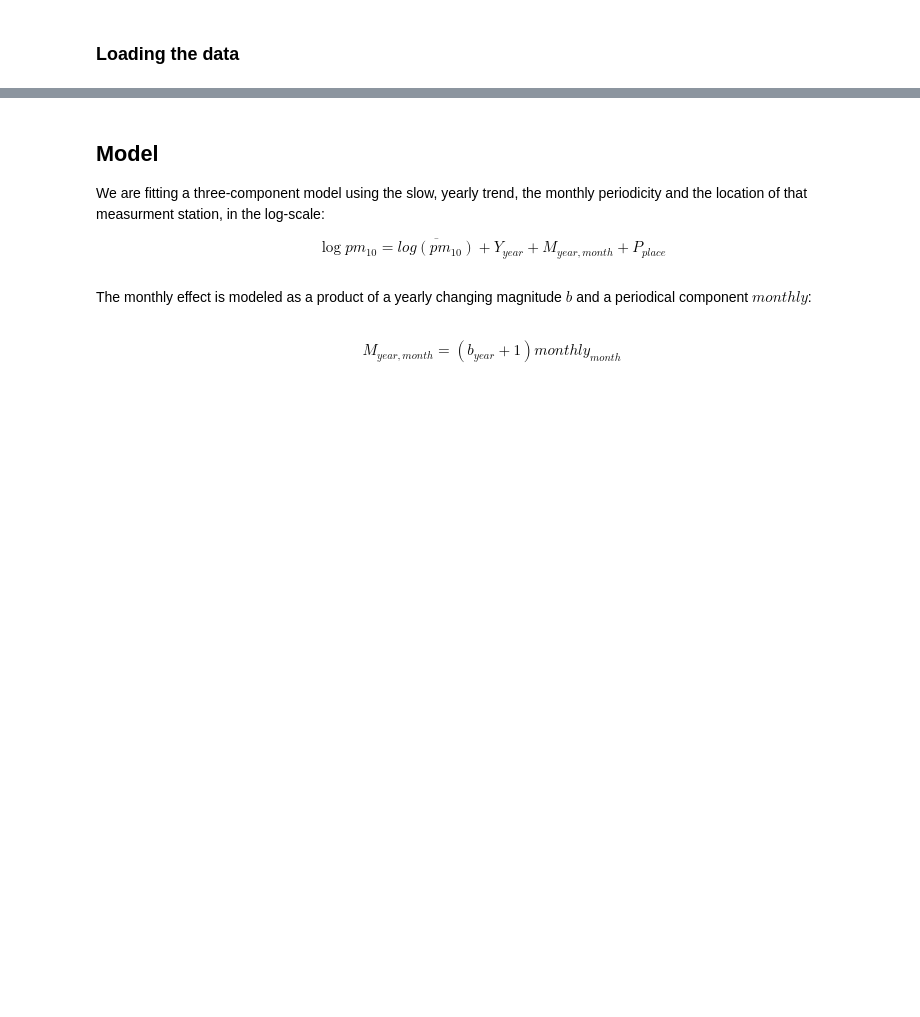
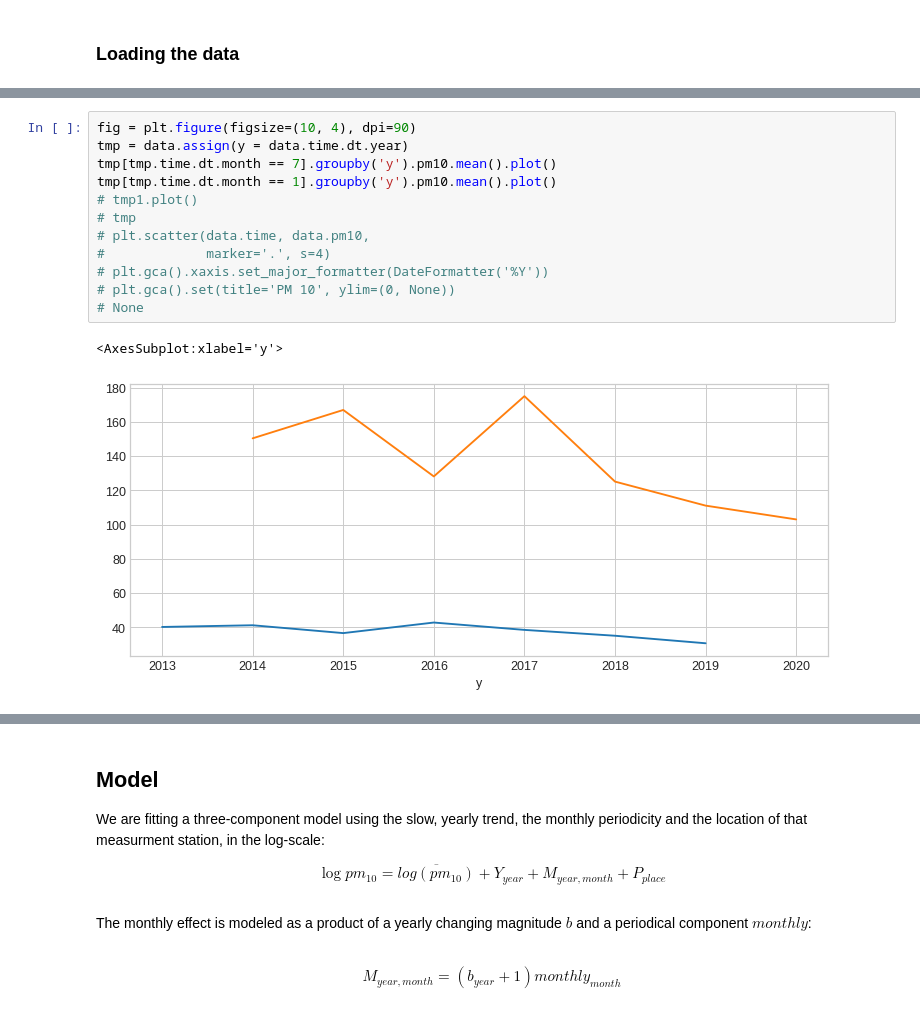
Before and after one commit to petrushev/bayesian-modeling, a Jupyter notebook: 04 air-politution/air-polution.ipynb, the cells around one changed output, grey strips where cells are left out. Drawn from its saved outputs; the diff is of its cells as text; blank space fills up the shorter version.

```diff
--- a/04 air-politution/air-polution.ipynb
+++ b/04 air-politution/air-polution.ipynb
@@ -76,0 +64,15 @@ None
+# %%
+fig = plt.figure(figsize=(10, 4), dpi=90)
+tmp = data.assign(y = data.time.dt.year)
+tmp[tmp.time.dt.month == 7].groupby('y').pm10.mean().plot()
+tmp[tmp.time.dt.month == 1].groupby('y').pm10.mean().plot()
+# tmp1.plot()
+# tmp
+# plt.scatter(data.time, data.pm10,
+#             marker='.', s=4)
+# plt.gca().xaxis.set_major_formatter(DateFormatter('%Y'))
+# plt.gca().set(title='PM 10', ylim=(0, None))
+# None
+# %% [output]
+<AxesSubplot:xlabel='y'>
+[figure, added]
```
Also changed, not shown: parts of 22 cells of this notebook, 1 other file.
